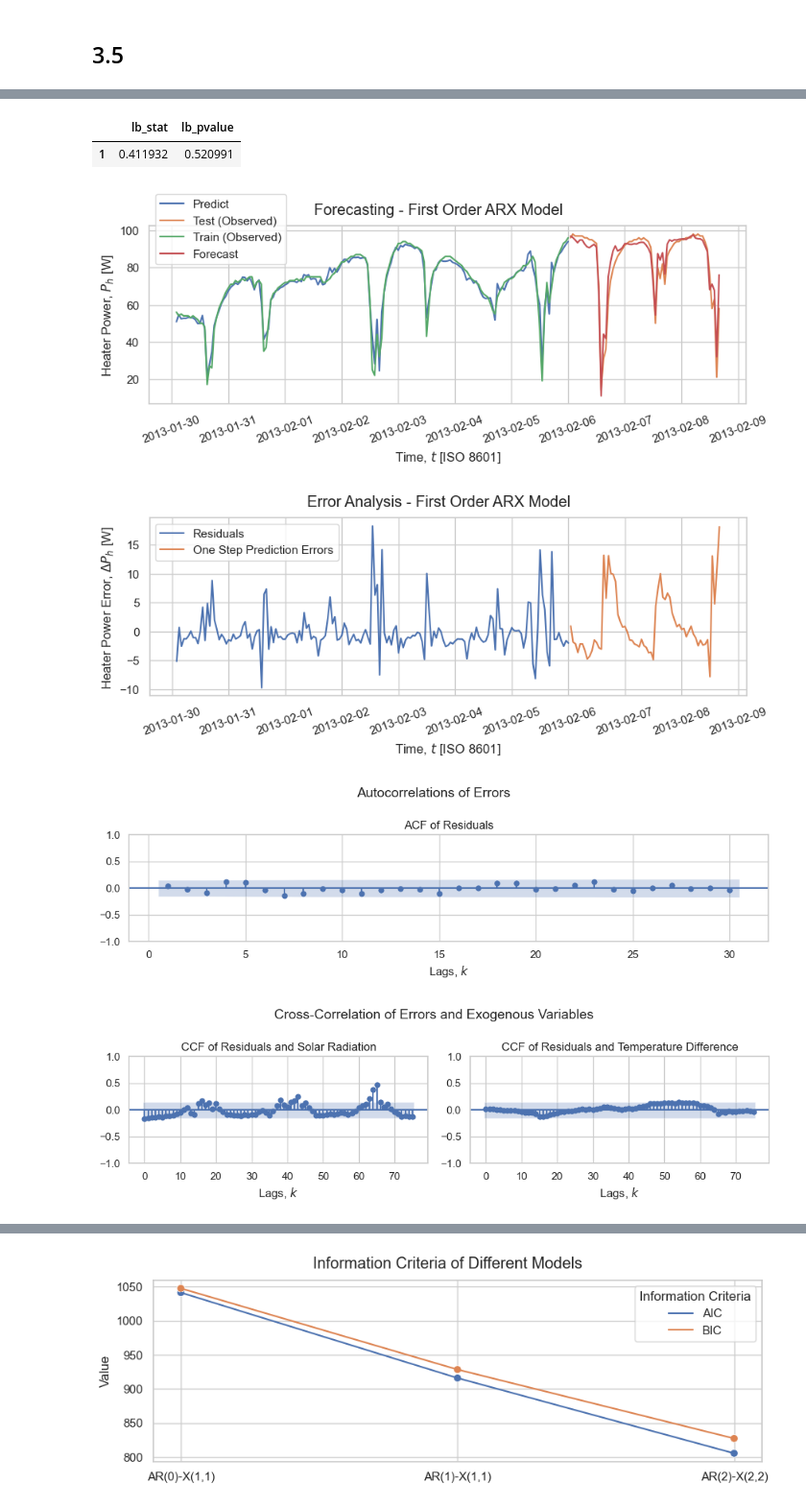
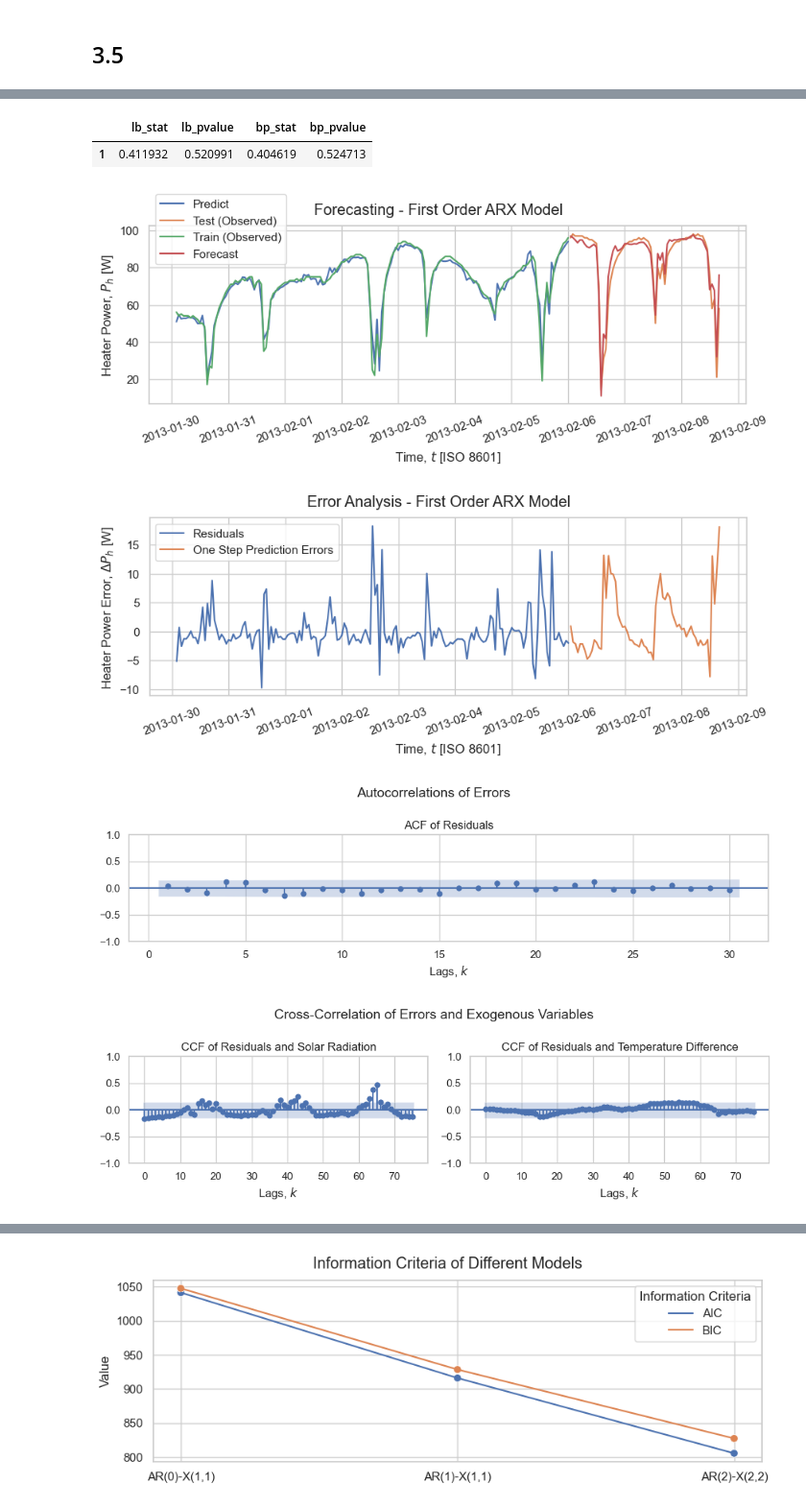
Before and after one commit to JeppeKlitgaard/DTU-02613-TimeSeries, a Jupyter notebook: Assignment3/Jeppe/JK_3.ipynb, the cells around one changed output, grey strips where cells are left out. Shown at 96% size. Cells and saved outputs as stored; diff of their text form; code cells hidden in the pictures.

```diff
--- a/Assignment3/Jeppe/JK_3.ipynb
+++ b/Assignment3/Jeppe/JK_3.ipynb
@@ -492,36 +492,36 @@ plt.suptitle(f"Error Analysis - {MODEL}")
 plt.xlabel("Time, $t$ [ISO 8601]")
 plt.xticks(rotation=20)
 sns.move_legend(plt.gca(), "upper left", bbox_to_anchor=(0, 1), title="")
 plt.ylabel("Heater Power Error, $ΔP_h$ [W]")
 
 plt.savefig(OUTPUT_PATH / f"{ID}_errors.png", dpi=EXPORT_DPI, bbox_inches="tight")
 
 LAGS_ACF = 30
 fig, ax = plt.subplots(figsize=(10, 3))
 plot_acf(df_residuals["Ph"], lags=LAGS_ACF, title="ACF of Residuals", zero=False, ax=ax)
 ax.set_xlabel("Lags, $k$")
 plt.suptitle("Autocorrelations of Errors", fontsize=14)
 plt.tight_layout()
 
 plt.savefig(OUTPUT_PATH / f"{ID}_acf.png", dpi=EXPORT_DPI, bbox_inches="tight")
 
 LAGS_CCF = 75
 fig, (ax1, ax2) = plt.subplots(1, 2, figsize=(10, 3))
 plot_ccf(df_residuals["Ph"], df["Gv"], ax=ax1, title="CCF of Residuals and Solar Radiation", lags=LAGS_CCF)
 ax1.set_xlabel("Lags, $k$")
 plot_ccf(df_residuals["Ph"], df["Tdelta"], ax=ax2, title="CCF of Residuals and Temperature Difference", lags=LAGS_CCF)
 ax2.set_xlabel("Lags, $k$")
 plt.suptitle("Cross-Correlation of Errors and Exogenous Variables", fontsize=14)
 plt.tight_layout()
 plt.savefig(OUTPUT_PATH / f"{ID}_ccf.png", dpi=EXPORT_DPI, bbox_inches="tight")
 
 
 result_3_6 = result
 
-acorr_ljungbox(df_residuals["Ph"], auto_lag=True, return_df=True)
+acorr_ljungbox(df_residuals["Ph"], auto_lag=True, boxpierce=True, return_df=True)
 # %% [output]
-|  | lb_stat | lb_pvalue |
-| 1 | 0.411932 | 0.520991 |
+|  | lb_stat | lb_pvalue | bp_stat | bp_pvalue |
+| 1 | 0.411932 | 0.520991 | 0.404619 | 0.524713 |
 [figure]
 [figure]
 [figure]
```
Also changed, not shown: parts of 9 cells of this notebook, 1 other file.
